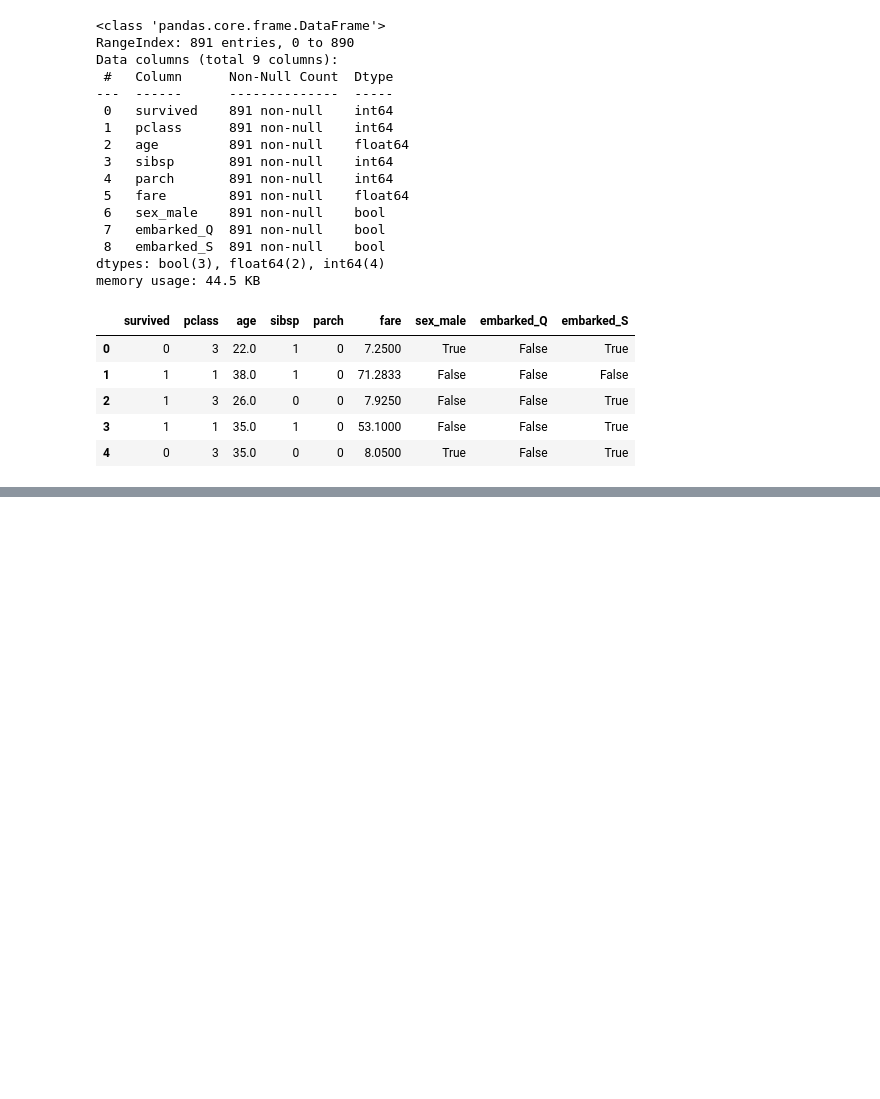
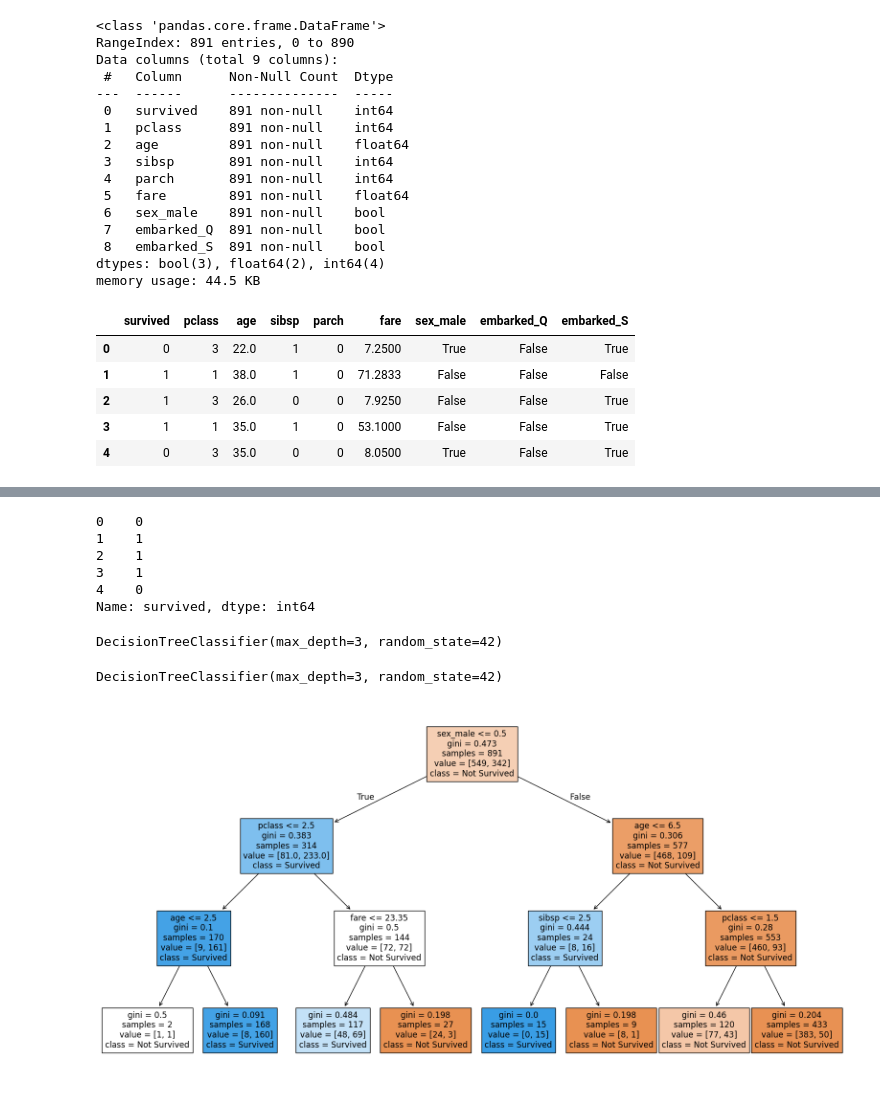
Before and after one commit to filipecarbonera/MBA_USP_Data_Science_Analytics, a Jupyter notebook: 11. Árvores, Redes e Ensemble Models/arvores.ipynb, the cells around one changed output, grey strips where cells are left out. Saved outputs shown, nothing was run; the diff lists cells and outputs as text; code cells hidden in the pictures; blank space fills up the shorter version.

```diff
--- a/11. Árvores, Redes e Ensemble Models/arvores.ipynb
+++ b/11. Árvores, Redes e Ensemble Models/arvores.ipynb
@@ -150,0 +155,4 @@ titanic_dummies.to_pickle('titanic1.pkl')
+# %%
+# Um objeto X com as variáveis explicativas (miúsculo por serem várias).
+X = titanic_dummies.drop(columns = ['survived'])
+X.head()
@@ -150,0 +166,34 @@ titanic_dummies.to_pickle('titanic1.pkl')
+# %%
+# Um objeto y com a variável resposta (target) minúsculo por ser só 1.
+y = titanic_dummies['survived']
+y.head()
+# %% [output]
+0    0
+1    1
+2    1
+3    1
+4    0
+Name: survived, dtype: int64
+# %%
+# Estanciar a classe da árvore de decisão em um objeto chamado arvore.
+# Este objeto não possui os dados em um primeiro momento.
+# Mas ela possui todos os atributos e métodos que precisaremos.
+arvore = DecisionTreeClassifier(criterion='gini', max_depth = 3, random_state=42)
+arvore
+# %% [output]
+DecisionTreeClassifier(max_depth=3, random_state=42)
+# %%
+# Treinar o modelo com o método .fit(). Aqui processamos os dados!
+arvore.fit(X, y)
+
+# Vamos usar esse objeto para várias coisas como:
+# visualizar as regras da árvore, avaliar a árvore, classificar novas linhas.
+# %% [output]
+DecisionTreeClassifier(max_depth=3, random_state=42)
+# %%
+# Plotar a árvore.
+plt.figure(figsize=(20, 10))
+plot_tree(arvore, feature_names=X.columns.tolist(), class_names=['Not Survived', 'Survived'], filled=True)
+plt.show()
+# %% [output]
+[figure, added]
```
Also changed, not shown: parts of 7 cells of this notebook.
